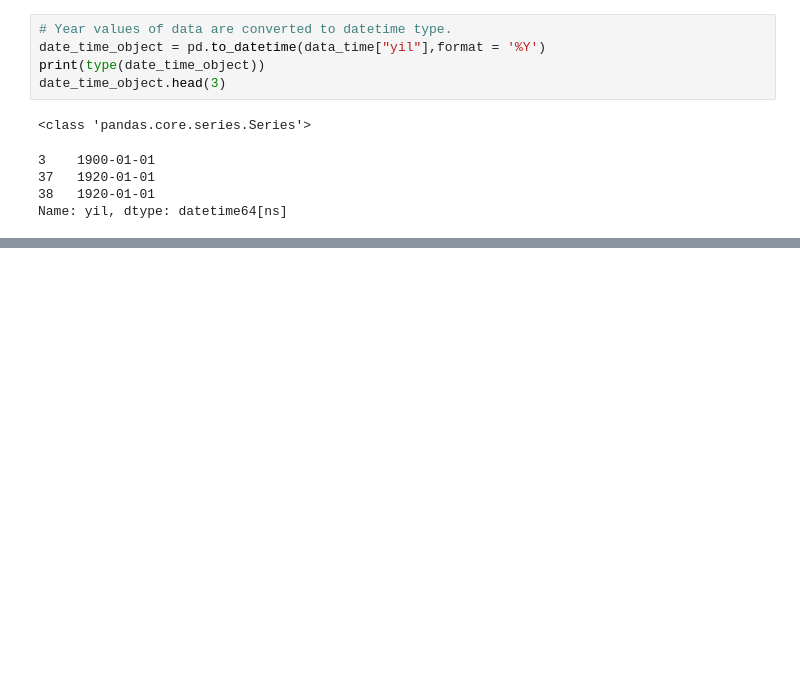
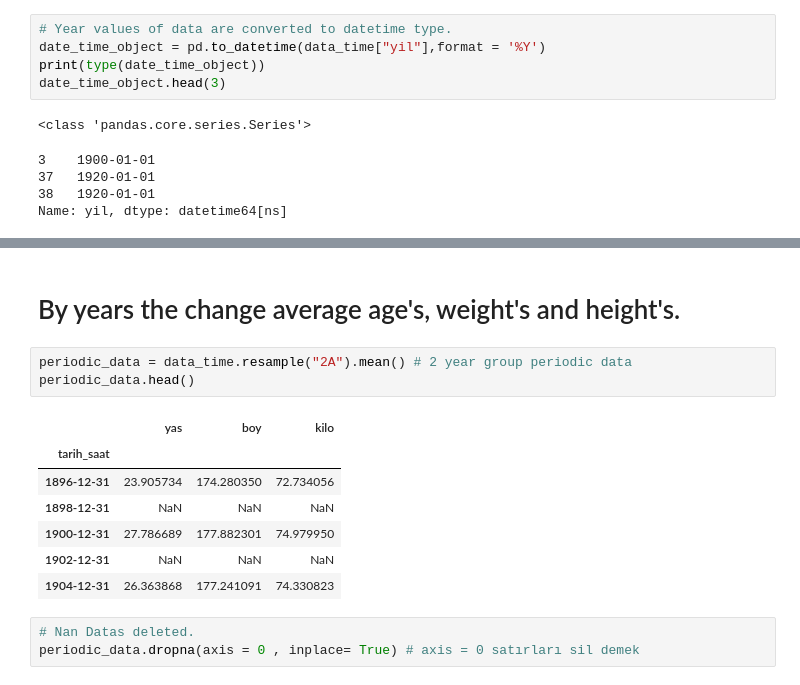
Before and after one commit to muratgoktas/DataScienceWithPython, a Jupyter notebook: OlimpiyatlarVeriSeti.ipynb, the cells around one changed output, grey strips where cells are left out. Cells and saved outputs as stored; diff of their text form; blank space fills up the shorter version.

```diff
--- a/OlimpiyatlarVeriSeti.ipynb
+++ b/OlimpiyatlarVeriSeti.ipynb
@@ -673,0 +681,16 @@ data_time.head(3)
+# %% [markdown]
+# By years the change average age's, weight's and height's.
+# %%
+periodic_data = data_time.resample("2A").mean() # 2 year group periodic data
+periodic_data.head()
+# %% [output]
+|  | yas | boy | kilo |
+| tarih_saat |  |  |  |
+| 1896-12-31 | 23.905734 | 174.280350 | 72.734056 |
+| 1898-12-31 | NaN | NaN | NaN |
+| 1900-12-31 | 27.786689 | 177.882301 | 74.979950 |
+| 1902-12-31 | NaN | NaN | NaN |
+| 1904-12-31 | 26.363868 | 177.241091 | 74.330823 |
+# %%
+# Nan Datas deleted.
+periodic_data.dropna(axis = 0 , inplace= True) # axis = 0 satırları sil demek
```
Also changed, not shown: parts of 4 cells of this notebook.
